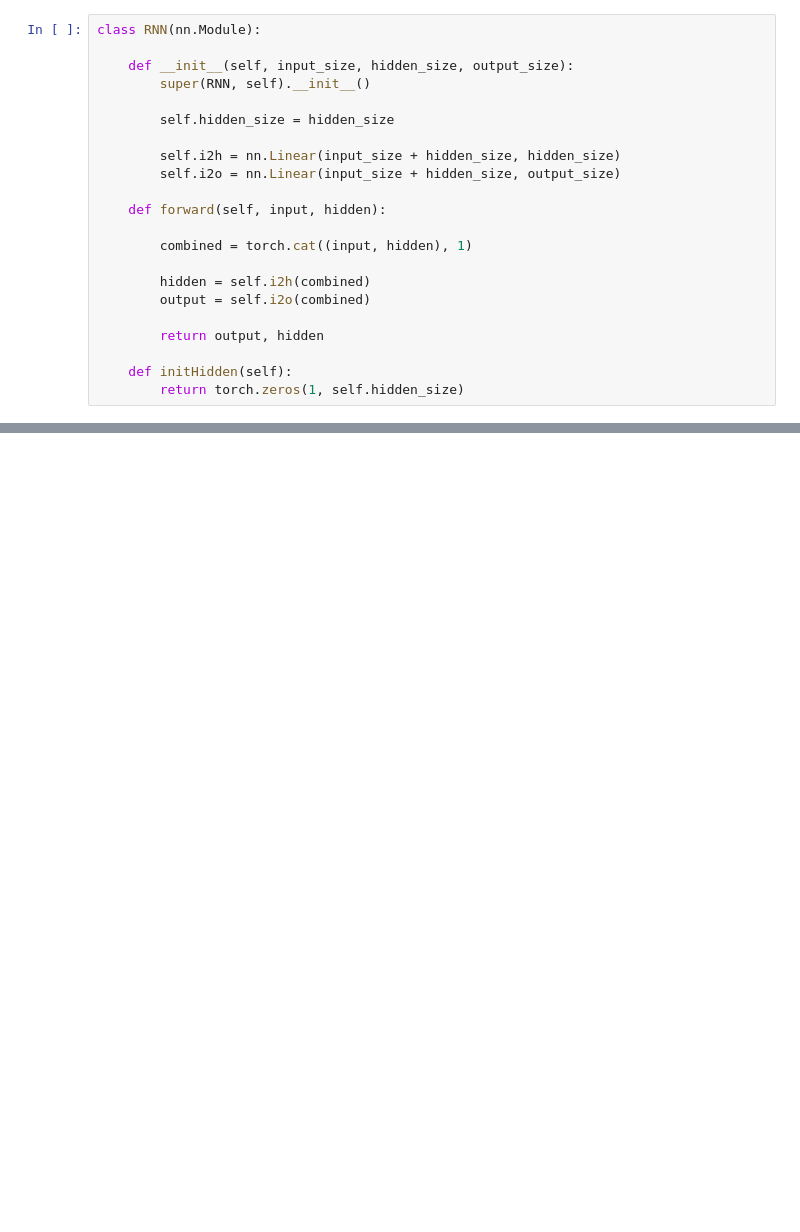
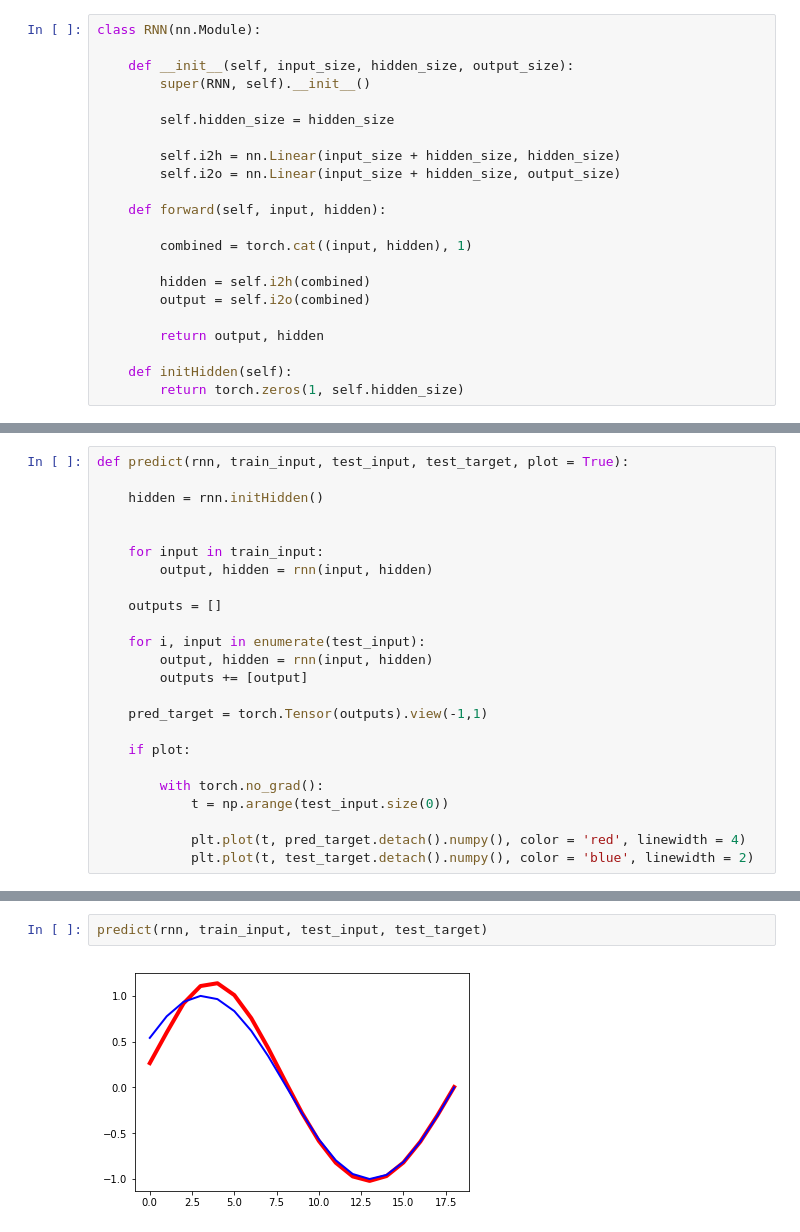
Before and after one commit to a-laughlin/3308proj, a Jupyter notebook: machine_learning/forge/Recurrent_Neural_Network.ipynb, the cells around one changed output, grey strips where cells are left out. Saved outputs shown, nothing was run; the diff lists cells and outputs as text; blank space fills up the shorter version.

```diff
--- a/machine_learning/forge/Recurrent_Neural_Network.ipynb
+++ b/machine_learning/forge/Recurrent_Neural_Network.ipynb
@@ -115,2 +113,26 @@ def train(rnn, train_input, train_target, lr = 0.001, epochs = 1000, plot = True
 
     return rnn
+# %%
+def predict(rnn, train_input, test_input, test_target, plot = True):
+
+    hidden = rnn.initHidden()
+
+
+    for input in train_input:
+        output, hidden = rnn(input, hidden)
+
+    outputs = []
+
+    for i, input in enumerate(test_input):
+        output, hidden = rnn(input, hidden)
+        outputs += [output]
+
+    pred_target = torch.Tensor(outputs).view(-1,1)
+
+    if plot:
+
+        with torch.no_grad():
+            t = np.arange(test_input.size(0))
+
+            plt.plot(t, pred_target.detach().numpy(), color = 'red', linewidth = 4)
+            plt.plot(t, test_target.detach().numpy(), color = 'blue', linewidth = 2)
@@ -146,0 +201,4 @@ epoch 500, loss 1.0568516254425049
+# %%
+predict(rnn, train_input, test_input, test_target)
+# %% [output]
+[figure, added]
```
Also changed, not shown: parts of 13 cells of this notebook.
